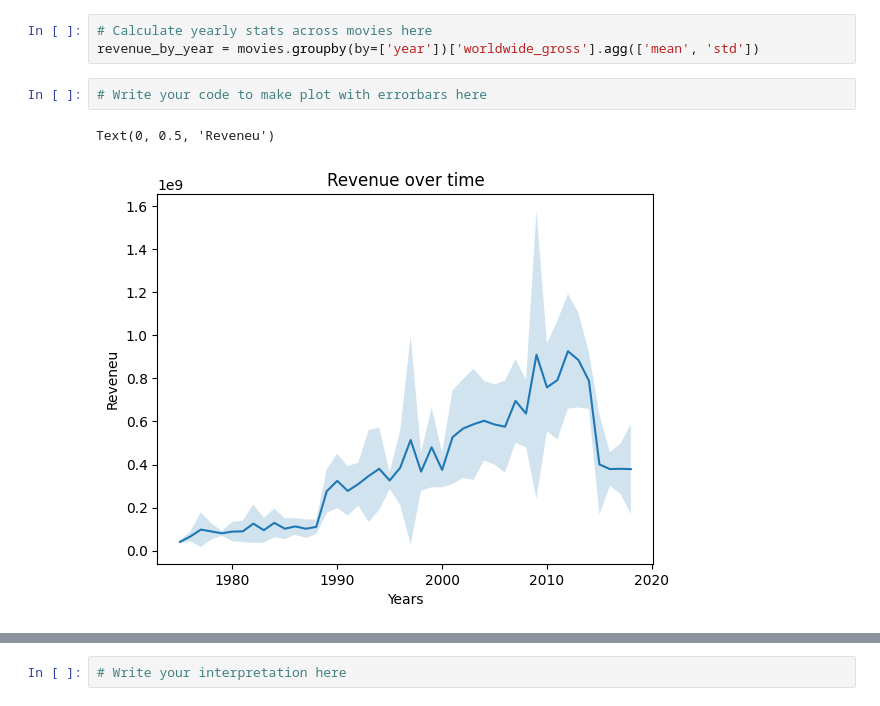
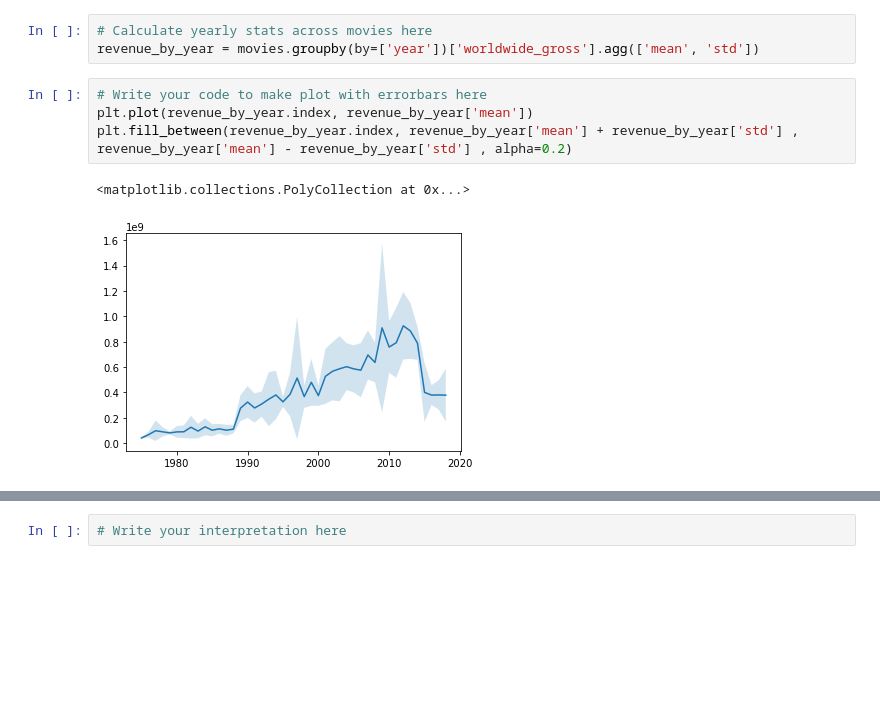
Before and after one commit to stefanoviel/2023, a Jupyter notebook: Exercises/02 - Data viz and data from the web/Becoming a DataVizard exercise.ipynb, the cells around one changed output, grey strips where cells are left out. Drawn from its saved outputs; the diff is of its cells as text; blank space fills up the shorter version.

```diff
--- a/Exercises/02 - Data viz and data from the web/Becoming a DataVizard exercise.ipynb
+++ b/Exercises/02 - Data viz and data from the web/Becoming a DataVizard exercise.ipynb
@@ -188,9 +185,11 @@ In the next three excercises, you are provided with descriptions and rough sketc
 revenue_by_year = movies.groupby(by=['year'])['worldwide_gross'].agg(['mean', 'std'])
 # %%
 # Write your code to make plot with errorbars here
+plt.plot(revenue_by_year.index, revenue_by_year['mean'])
+plt.fill_between(revenue_by_year.index, revenue_by_year['mean'] + revenue_by_year['std'] , revenue_by_year['mean'] - revenue_by_year['std'] , alpha=0.2)
 # %% [output]
-Text(0, 0.5, 'Reveneu')
+<matplotlib.collections.PolyCollection at 0x...>
-[figure, old version]
+[figure, new version]
 # %%
 # Write your code to make filled plot here
 
```
Also changed, not shown: parts of 31 cells of this notebook, 1 other file.
